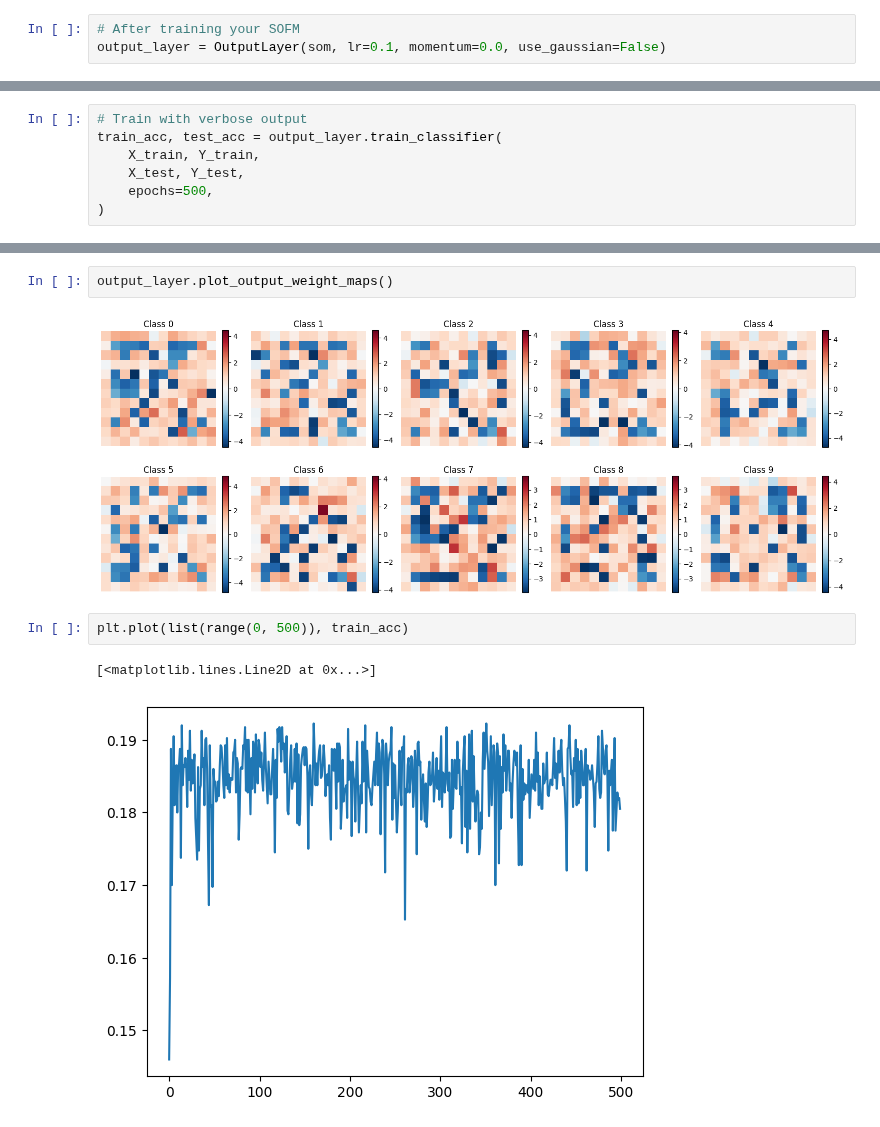
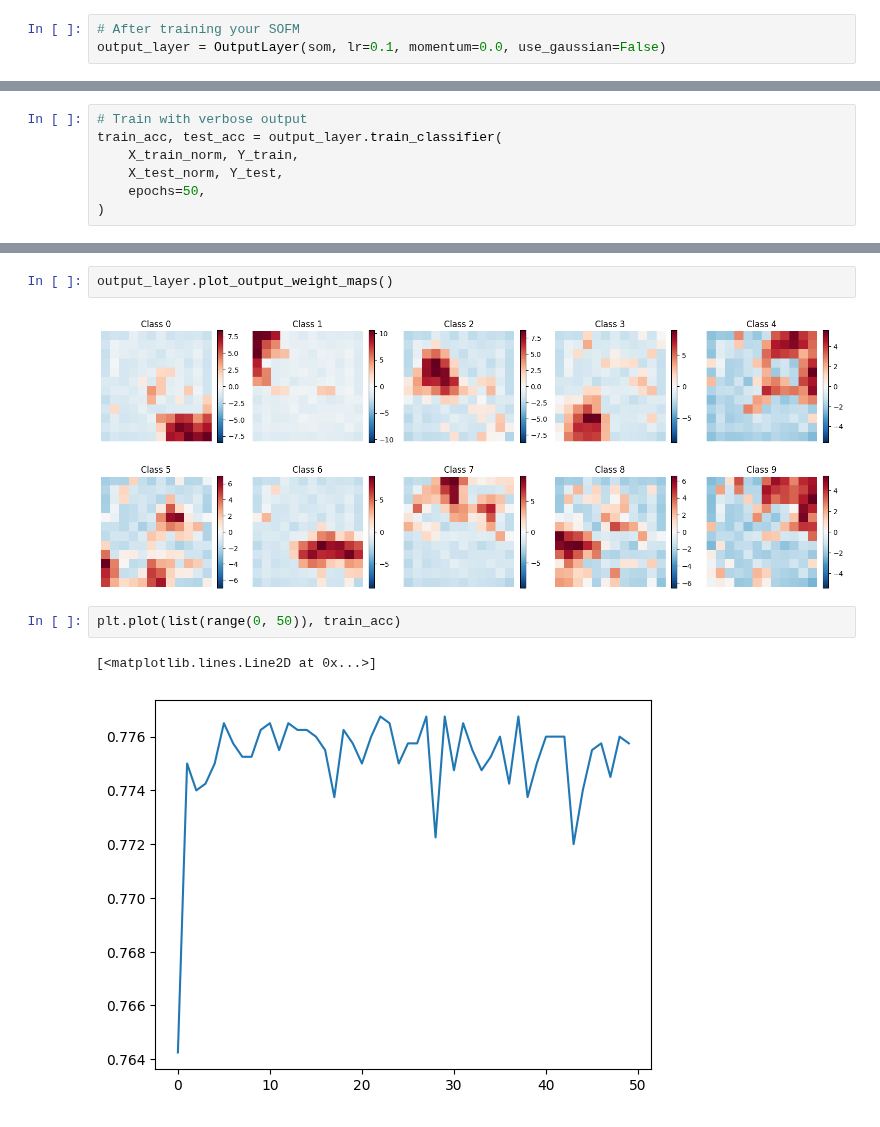
Before and after one commit to Rai1975/Intelligent_Systems, a Jupyter notebook: HW5/sofm.ipynb, the cells around one changed output, grey strips where cells are left out. Saved outputs shown, nothing was run; the diff lists cells and outputs as text.

Commit message:
Updating. Trained outer layer too holyyyy

```diff
--- a/HW5/sofm.ipynb
+++ b/HW5/sofm.ipynb
@@ -571,9 +571,9 @@ Total BMU overlaps between classes: 3791
 # %%
 # Train with verbose output
 train_acc, test_acc = output_layer.train_classifier(
-    X_train, Y_train,
-    X_test, Y_test,
-    epochs=500,
+    X_train_norm, Y_train,
+    X_test_norm, Y_test,
+    epochs=50,
 )
 # %% [output]
 === DIAGNOSTIC INFO ===
@@ -599,9 +609,9 @@ output_layer.evaluate(X_test, Y_test)
 # %%
 output_layer.plot_output_weight_maps()
 # %% [output]
-[figure, old version]
+[figure, new version]
 # %%
-plt.plot(list(range(0, 500)), train_acc)
+plt.plot(list(range(0, 50)), train_acc)
 # %% [output]
 [<matplotlib.lines.Line2D at 0x...>]
-[figure, old version]
+[figure, new version]
```
Also changed, not shown: parts of 4 cells of this notebook.
